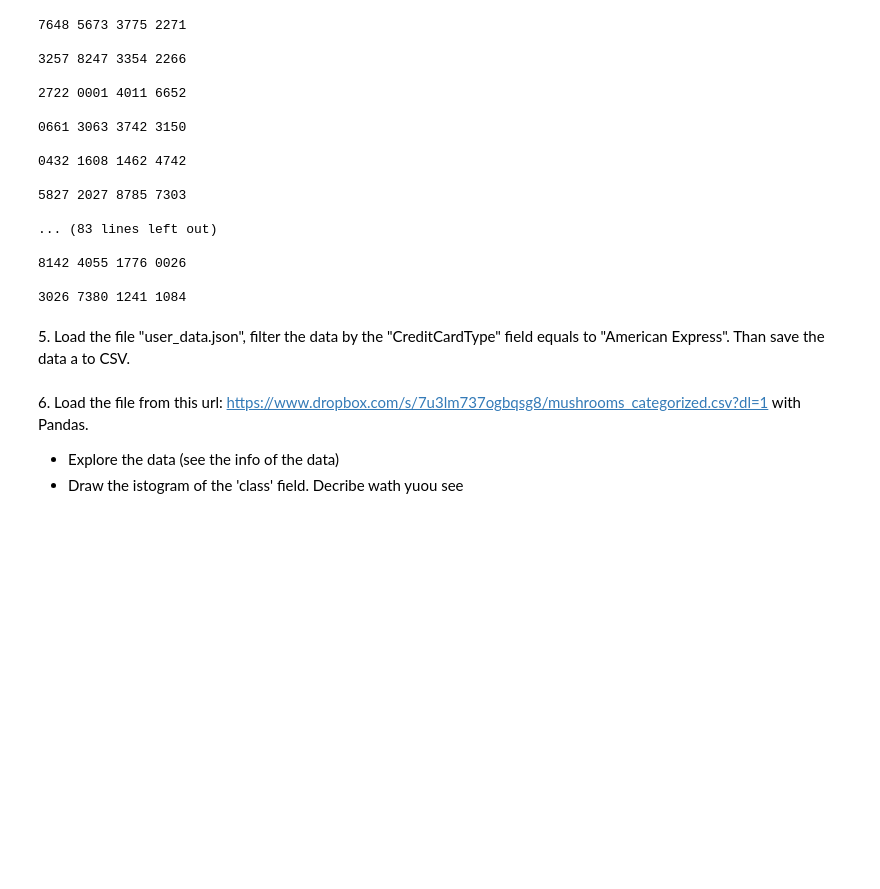
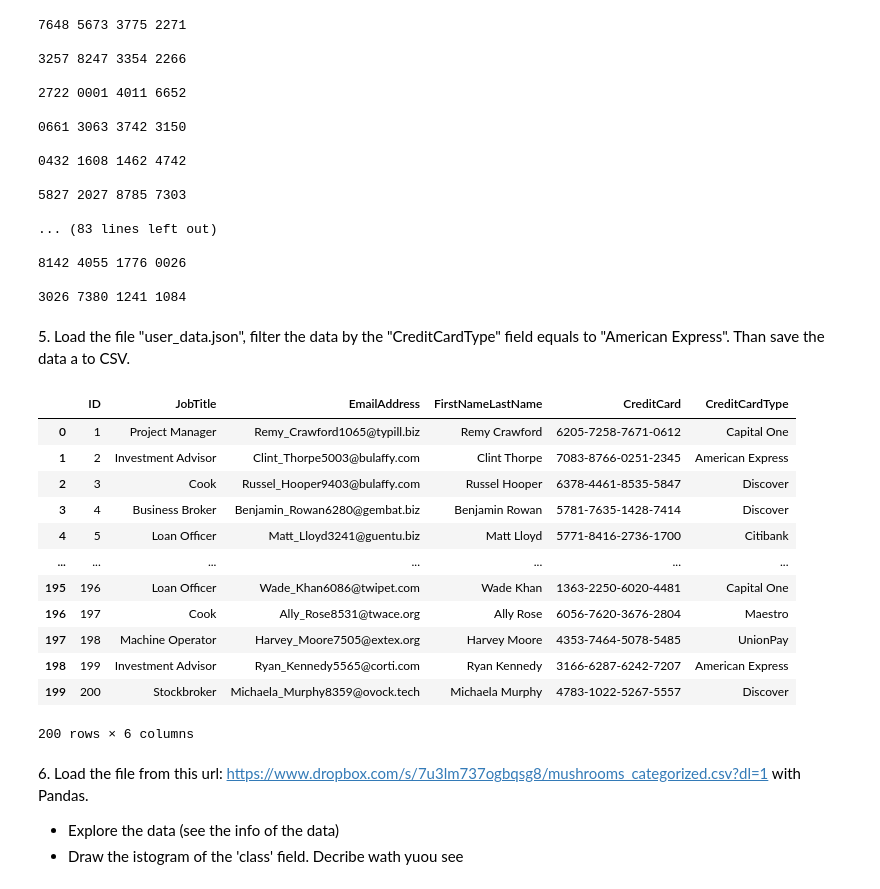
Before and after one commit to MarcoZenari/LaboratoryOfComputationalPhysics_Y5, a Jupyter notebook: 05ex_OSEMN.ipynb, the cells around one changed output. Saved outputs shown, nothing was run; the diff lists cells and outputs as text; code cells hidden in the pictures; blank space fills up the shorter version.

```diff
--- a/05ex_OSEMN.ipynb
+++ b/05ex_OSEMN.ipynb
@@ -66,3 +66,20 @@ for line in fileContent:
 3026 7380 1241 1084
 # %% [markdown]
 5\. Load the file "user_data.json", filter the data by the "CreditCardType" field equals to "American Express". Than save the data a to CSV.
+# %%
+data=pd.read_json(open('user_data.json'))
+data
+# %% [output]
+|  | ID | JobTitle | EmailAddress | FirstNameLastName | CreditCard | CreditCardType |
+| 0 | 1 | Project Manager | Remy_Crawford1065@typill.biz | Remy Crawford | 6205-7258-7671-0612 | Capital One |
+| 1 | 2 | Investment Advisor | Clint_Thorpe5003@bulaffy.com | Clint Thorpe | 7083-8766-0251-2345 | American Express |
+| 2 | 3 | Cook | Russel_Hooper9403@bulaffy.com | Russel Hooper | 6378-4461-8535-5847 | Discover |
+| 3 | 4 | Business Broker | Benjamin_Rowan6280@gembat.biz | Benjamin Rowan | 5781-7635-1428-7414 | Discover |
+| 4 | 5 | Loan Officer | Matt_Lloyd3241@guentu.biz | Matt Lloyd | 5771-8416-2736-1700 | Citibank |
+| ... | ... | ... | ... | ... | ... | ... |
+| 195 | 196 | Loan Officer | Wade_Khan6086@twipet.com | Wade Khan | 1363-2250-6020-4481 | Capital One |
+| 196 | 197 | Cook | Ally_Rose8531@twace.org | Ally Rose | 6056-7620-3676-2804 | Maestro |
+| 197 | 198 | Machine Operator | Harvey_Moore7505@extex.org | Harvey Moore | 4353-7464-5078-5485 | UnionPay |
+| 198 | 199 | Investment Advisor | Ryan_Kennedy5565@corti.com | Ryan Kennedy | 3166-6287-6242-7207 | American Express |
+| 199 | 200 | Stockbroker | Michaela_Murphy8359@ovock.tech | Michaela Murphy | 4783-1022-5267-5557 | Discover |
+200 rows × 6 columns
```
Also changed, not shown: parts of 5 cells of this notebook.
